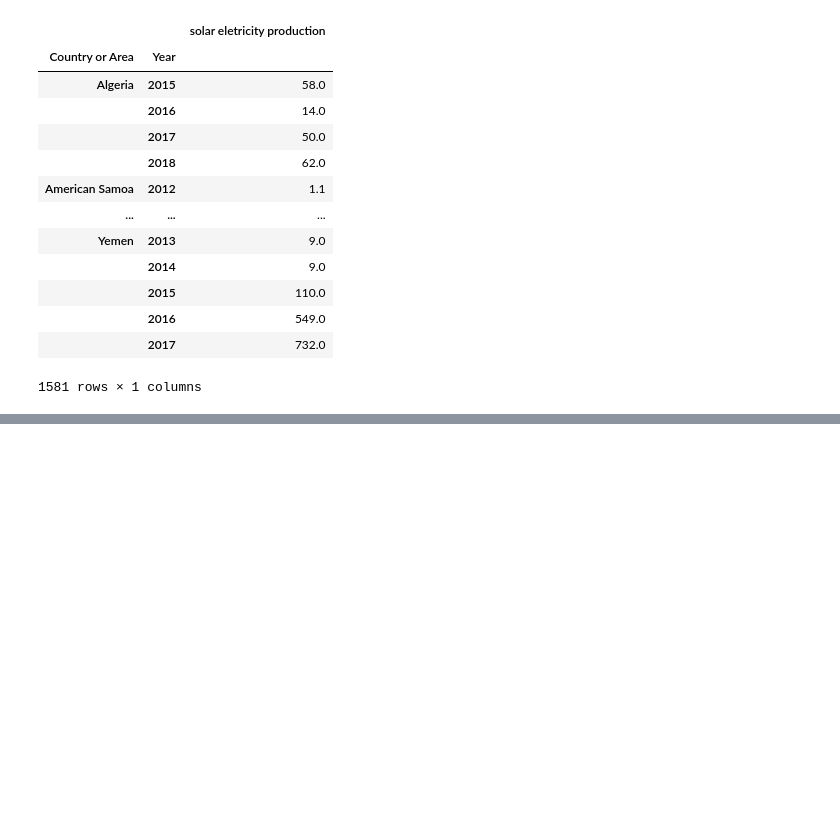
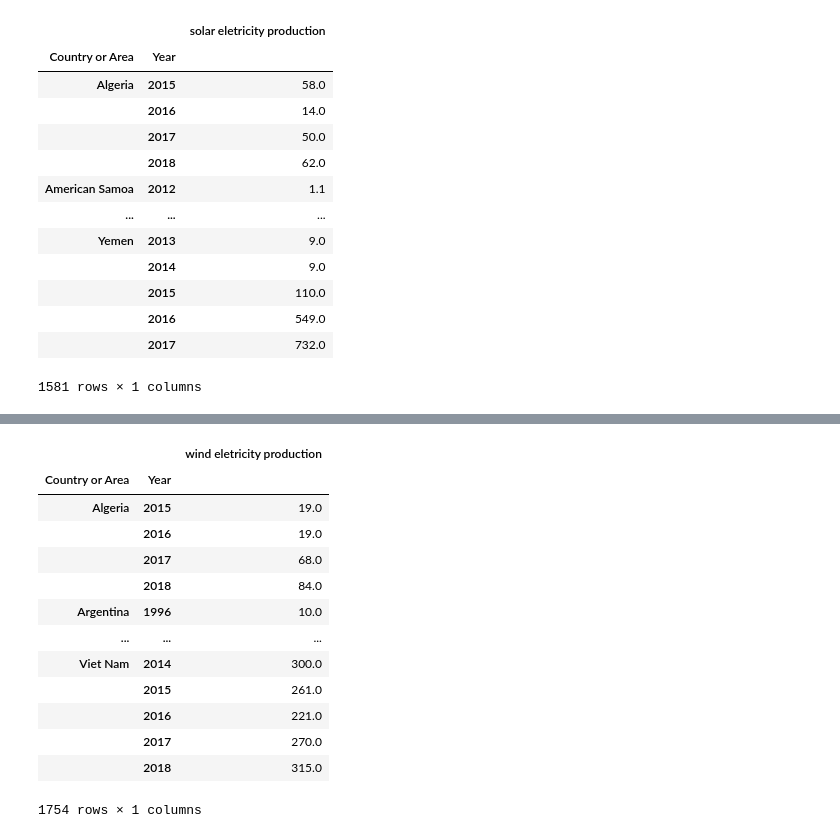
Before and after one commit to LucaDiba/renewable-causal-effects, a Jupyter notebook: Datasets merging.ipynb, the cells around one changed output, grey strips where cells are left out. Saved outputs shown, nothing was run; the diff lists cells and outputs as text; code cells hidden in the pictures; blank space fills up the shorter version.

Commit message:
Added "Wind Electricity Production"

```diff
--- a/Datasets merging.ipynb
+++ b/Datasets merging.ipynb
@@ -407,0 +419,25 @@ df
+# %%
+indicator = 'wind eletricity production'
+
+df = pd.read_csv('./datasets/Electricity - total wind production.csv')
+df = df[['Country or Area', 'Year', 'Quantity']]\
+        .set_index(['Country or Area', 'Year'])\
+        .groupby(by=['Country or Area', 'Year']).mean()\
+        .rename(columns={'Quantity':indicator})
+
+df
+# %% [output]
+|  |  | wind eletricity production |
+| Country or Area | Year |  |
+| Algeria | 2015 | 19.0 |
+|  | 2016 | 19.0 |
+|  | 2017 | 68.0 |
+|  | 2018 | 84.0 |
+| Argentina | 1996 | 10.0 |
+| ... | ... | ... |
+| Viet Nam | 2014 | 300.0 |
+|  | 2015 | 261.0 |
+|  | 2016 | 221.0 |
+|  | 2017 | 270.0 |
+|  | 2018 | 315.0 |
+1754 rows × 1 columns
```
Also changed, not shown: parts of 1 cell of this notebook, 1 other file.
